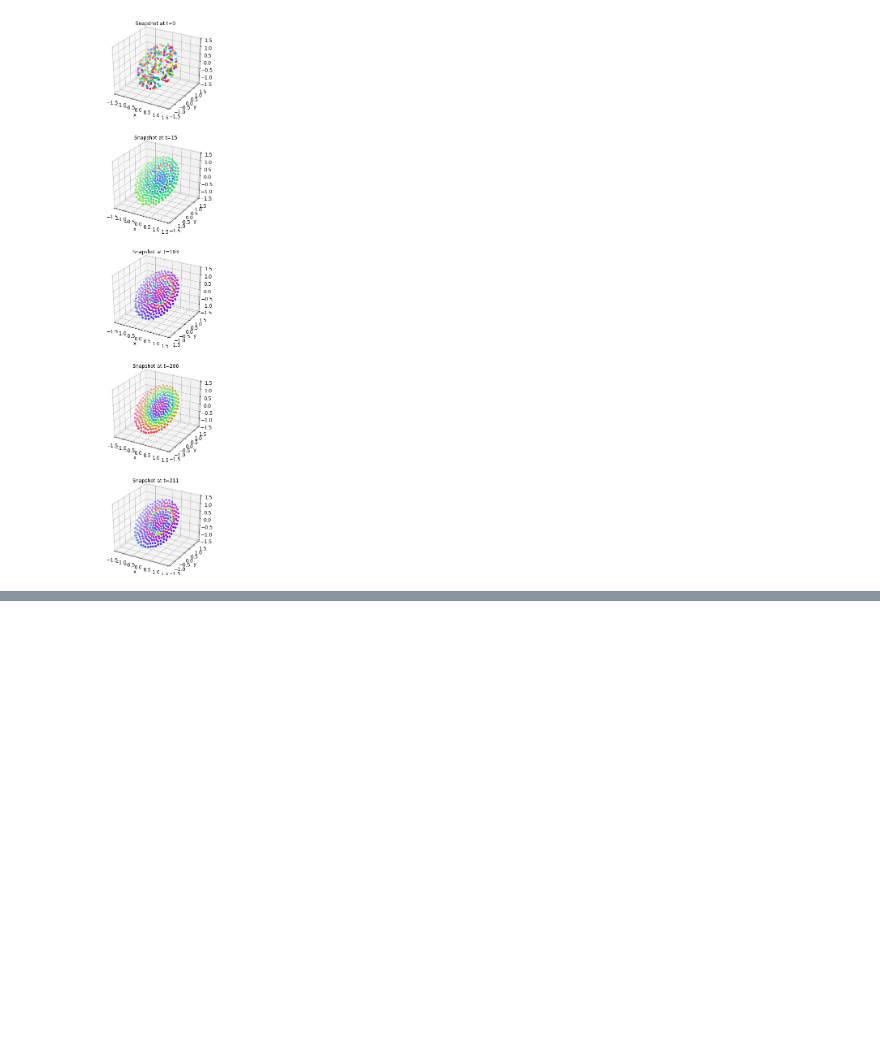
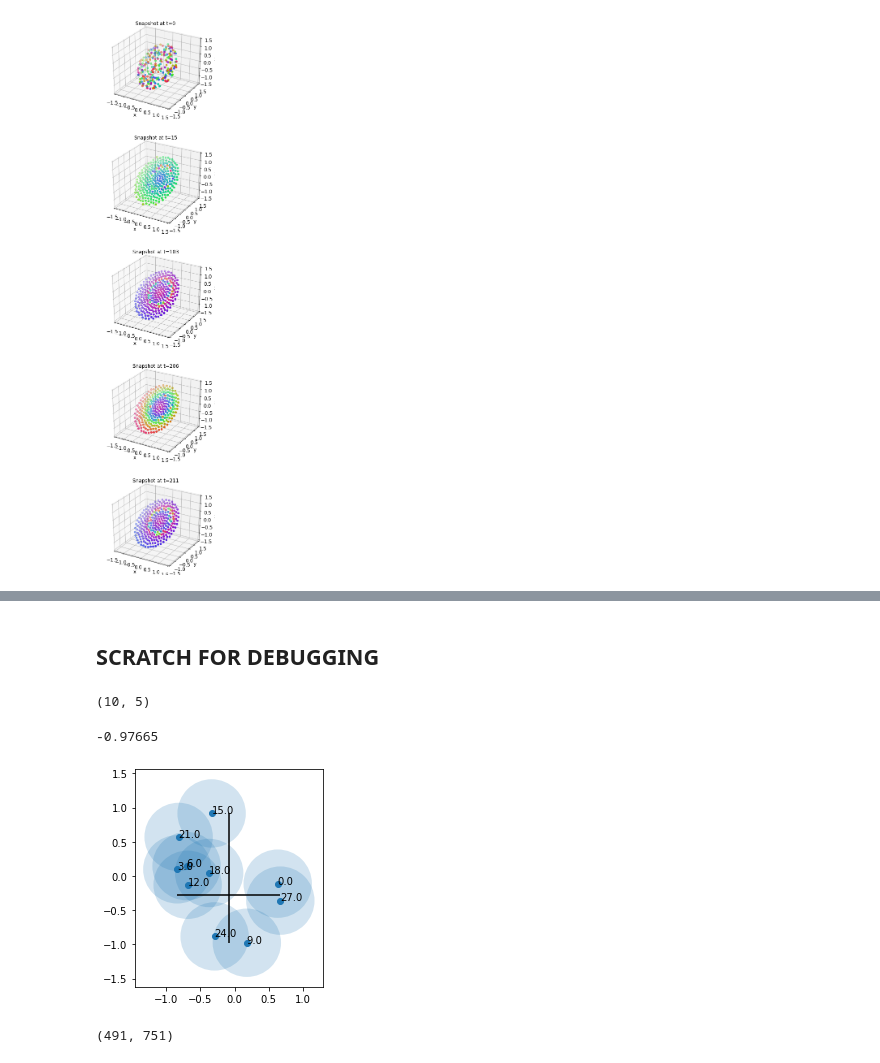
Before and after one commit to jscuds/am225_swarmalators, a Jupyter notebook: Figures.ipynb, the cells around one changed output, grey strips where cells are left out. Saved outputs shown, nothing was run; the diff lists cells and outputs as text; code cells hidden in the pictures; blank space fills up the shorter version.

```diff
--- a/Figures.ipynb
+++ b/Figures.ipynb
@@ -92,0 +153,34 @@ plt.show()
+# %% [markdown]
+## SCRATCH FOR DEBUGGING
+# %%
+s = np.array([[3,1,0,0.631164,-0.113229],
+[1,1,3,-0.836654,0.0964957],
+[1,2,6,-0.701309,0.143638],
+[2,1,9,0.179679,-0.97665],
+[1,3,12,-0.685968,-0.129135],
+[1,4,15,-0.33527,0.913791],
+[1,5,18,-0.371127,0.043099],
+[1,6,21,-0.817685,0.570011],
+[0,1,24,-0.291505,-0.884071],
+[2,2,27,0.669246,-0.361333]])
+# %%
+s.shape
+# %% [output]
+(10, 5)
+# %%
+max(s[:,4])
+min(s[:,4])
+# %% [output]
+-0.97665
+# %%
+fig,ax = plt.subplots(1,1)
+ax.scatter(s[:,3],s[:,4])
+ax.hlines((max(s[:,4])+min(s[:,4]))/2.-0.25, min(s[:,3]), max(s[:,3]))
+ax.vlines((max(s[:,3])+min(s[:,3]))/2., min(s[:,4]), max(s[:,4]))
+for i, label in enumerate(s[:,2]):
+    plt.annotate(label, (s[i,3],s[i,4]))
+    circle = plt.Circle((s[i,3],s[i,4]), 0.5, alpha=0.2)
+    ax.add_patch(circle)
+    ax.set_aspect('equal', adjustable='box')
+# %% [output]
+[figure, added]
@@ -92,0 +192,4 @@ plt.show()
+# %%
+data2.shape
+# %% [output]
+(491, 751)
```
Also changed, not shown: parts of 18 cells of this notebook, 4 other files.
